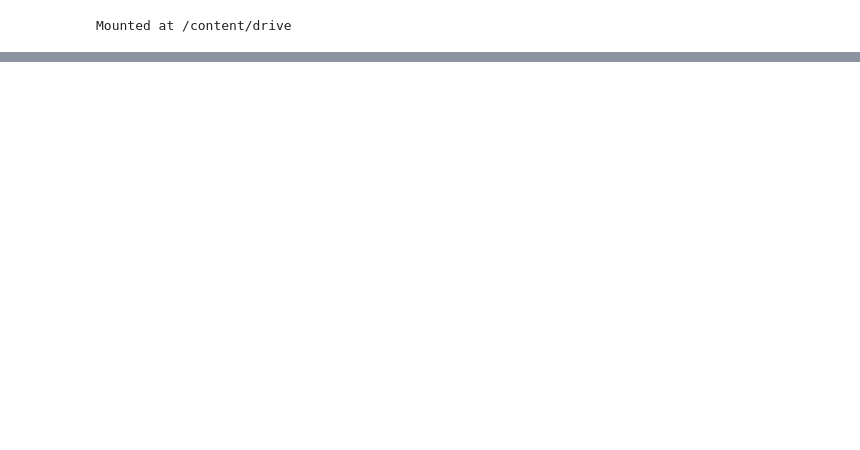
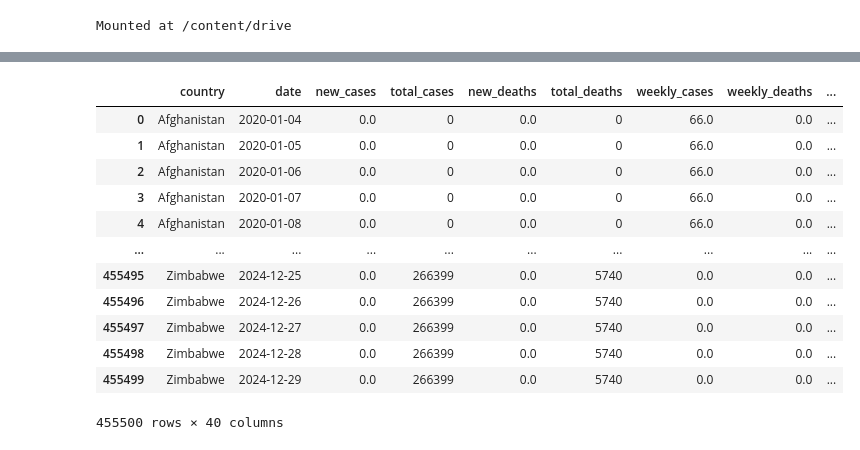
Before and after one commit to ArunKrishnan09/Covid-Analysis, a Jupyter notebook: Covid_analysis.ipynb, the cells around one changed output, grey strips where cells are left out. Drawn from its saved outputs; the diff is of its cells as text; code cells hidden in the pictures; blank space fills up the shorter version.

```diff
--- a/Covid_analysis.ipynb
+++ b/Covid_analysis.ipynb
@@ -19,0 +120,20 @@ urls = ["https://catalog.ourworldindata.org/garden/covid/latest/cases_deaths/cas
+# %%
+values = {}
+for col in cases_deaths.columns:
+  if col != "country" and col != "date":
+    values[col] = cases_deaths[col].median()
+cases_deaths.fillna(value=values)
+# %% [output]
+|  | country | date | new_cases | total_cases | new_deaths | total_deaths | weekly_cases | weekly_deaths | ... |
+| 0 | Afghanistan | 2020-01-04 | 0.0 | 0 | 0.0 | 0 | 66.0 | 0.0 | ... |
+| 1 | Afghanistan | 2020-01-05 | 0.0 | 0 | 0.0 | 0 | 66.0 | 0.0 | ... |
+| 2 | Afghanistan | 2020-01-06 | 0.0 | 0 | 0.0 | 0 | 66.0 | 0.0 | ... |
+| 3 | Afghanistan | 2020-01-07 | 0.0 | 0 | 0.0 | 0 | 66.0 | 0.0 | ... |
+| 4 | Afghanistan | 2020-01-08 | 0.0 | 0 | 0.0 | 0 | 66.0 | 0.0 | ... |
+| ... | ... | ... | ... | ... | ... | ... | ... | ... | ... |
+| 455495 | Zimbabwe | 2024-12-25 | 0.0 | 266399 | 0.0 | 5740 | 0.0 | 0.0 | ... |
+| 455496 | Zimbabwe | 2024-12-26 | 0.0 | 266399 | 0.0 | 5740 | 0.0 | 0.0 | ... |
+| 455497 | Zimbabwe | 2024-12-27 | 0.0 | 266399 | 0.0 | 5740 | 0.0 | 0.0 | ... |
+| 455498 | Zimbabwe | 2024-12-28 | 0.0 | 266399 | 0.0 | 5740 | 0.0 | 0.0 | ... |
+| 455499 | Zimbabwe | 2024-12-29 | 0.0 | 266399 | 0.0 | 5740 | 0.0 | 0.0 | ... |
+455500 rows × 40 columns
```
Also changed, not shown: parts of 12 cells of this notebook.
